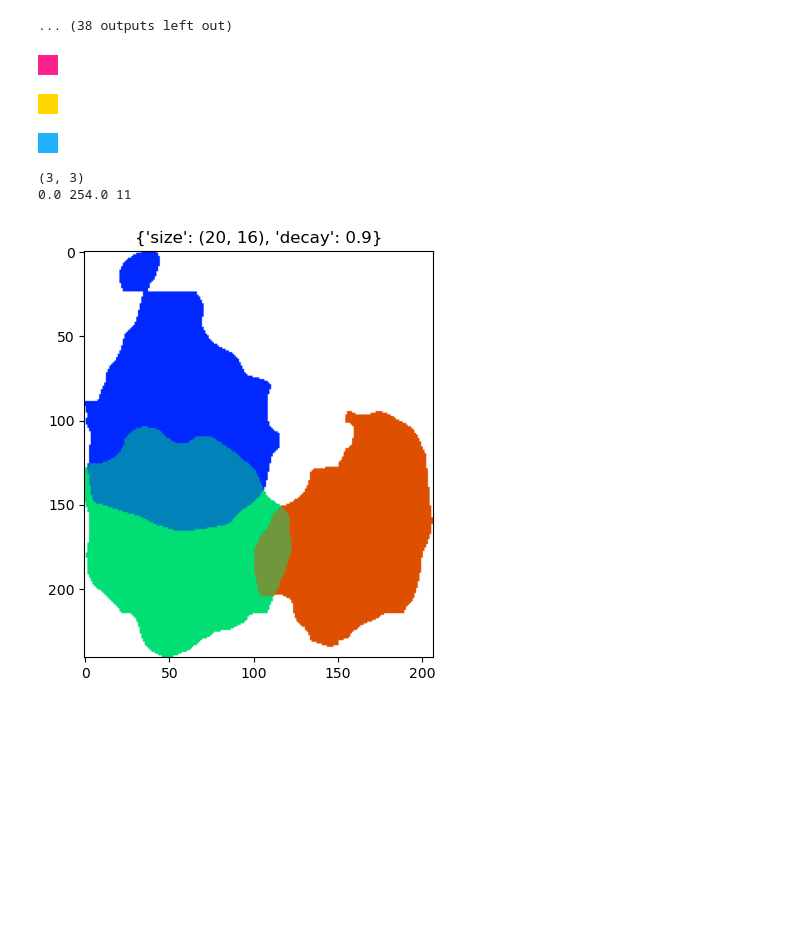
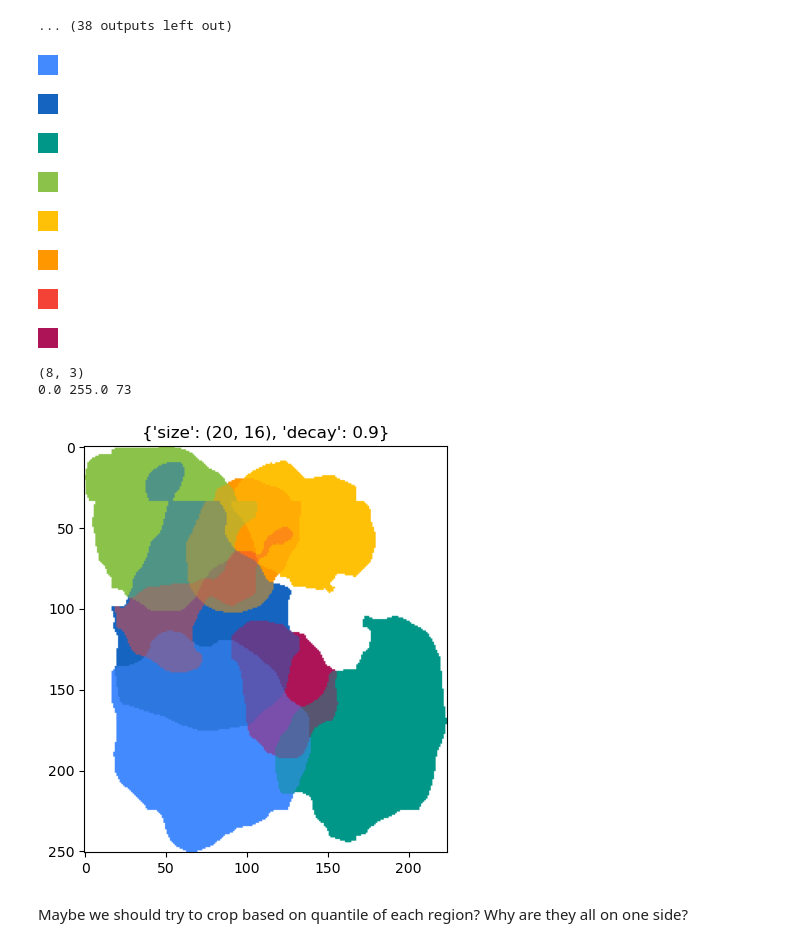
Before and after one commit to laurahsisson/aromap, a Jupyter notebook: floodfill.ipynb, the cells around one changed output. Cells and saved outputs as stored; diff of their text form; code cells hidden in the pictures; blank space fills up the shorter version.

```diff
--- a/floodfill.ipynb
+++ b/floodfill.ipynb
@@ -354,7 +354,7 @@ for map in all_models:
         imgar, bmu_pos = to_img_array(map,multi_hot([n]),step=ns,invert=False)
         print(imgar.shape)
         tiled_bmu_pos = bmu_pos + torch.FloatTensor([map.width,map.height])
-        tiled_img = tile_pil(make_bw_pil(imgar),3,3)
+        tiled_img = tile_pil(make_bw_pil(255-imgar,1),3,3)
         display(draw_bmus(tiled_img,ns,[tiled_bmu_pos.numpy()]))
         # draw_bmus(
         # plt.imshow(make_bw_pil(imgar,1),cmap="Greys")
@@ -419,39 +419,47 @@ def trim_zeros(arr):
     slices = tuple(slice(idx.min(), idx.max() + 1) for idx in np.nonzero(arr))
     return arr[slices]
 
 # 8 color rainbow
-palette = ["fe218b","fed700","21b0fe"]
-# palette = ["448aff","1565c0","009688","8bc34a","ffc107","ff9800","f44336","ad1457"]
+# palette = ["fe218b","fed700","21b0fe"]
+palette = ["448aff","1565c0","009688","8bc34a","ffc107","ff9800","f44336","ad1457"]
 # palette = ["ff0000","ff8700","ffd300","deff0a","a1ff0a","0aff99","0aefff","147df5","580aff","be0aff"]
 
 # Roughly the center
 color_array = []
 for i,color in enumerate(palette):
     rgb_color = PIL.ImageColor.getrgb(f"#{color}")
-    color_array.append(rgb_color)
     draw_square(rgb_color)
+    color_array.append(255-np.array(rgb_color))
 
 color_array = np.stack(color_array)
 print(color_array.shape)
 
 for i,flooded in enumerate(all_flooded):
     flooded = flooded[...,:len(color_array)]
     flooded_weights = flooded.astype(float)/255
     with np.errstate(divide='ignore', invalid='ignore'):
         layer_color = np.matmul(flooded_weights,color_array) / (flooded_weights.sum(axis=-1,keepdims=True))
     layer_color = np.nan_to_num(layer_color,0)
     print(layer_color.min(),layer_color.max(),len(np.unique(layer_color)))
     # layer_color = layer_color*.6
     layer_color = clean(layer_color)
     trimmed = trim_zeros(layer_color)
     plt.imshow(make_rgb_pil(255-trimmed))
     plt.title(all_params[i])
 plt.tight_layout()
 plt.show()
 # %% [output]
-[figure, old version]
+[figure, new version]
-[figure, old version]
+[figure, new version]
-[figure, old version]
+[figure, new version]
+[figure, new version]
+[figure, added]
+[figure, added]
+[figure, added]
+[figure, added]
-(3, 3)
-0.0 254.0 11
+(8, 3)
+0.0 255.0 73
-[figure, old version]
+[figure, added]
+# %% [markdown]
+Maybe we should try to crop based on quantile of each region?
+Why are they all on one side?
```
Also changed, not shown: parts of 1 cell of this notebook.
